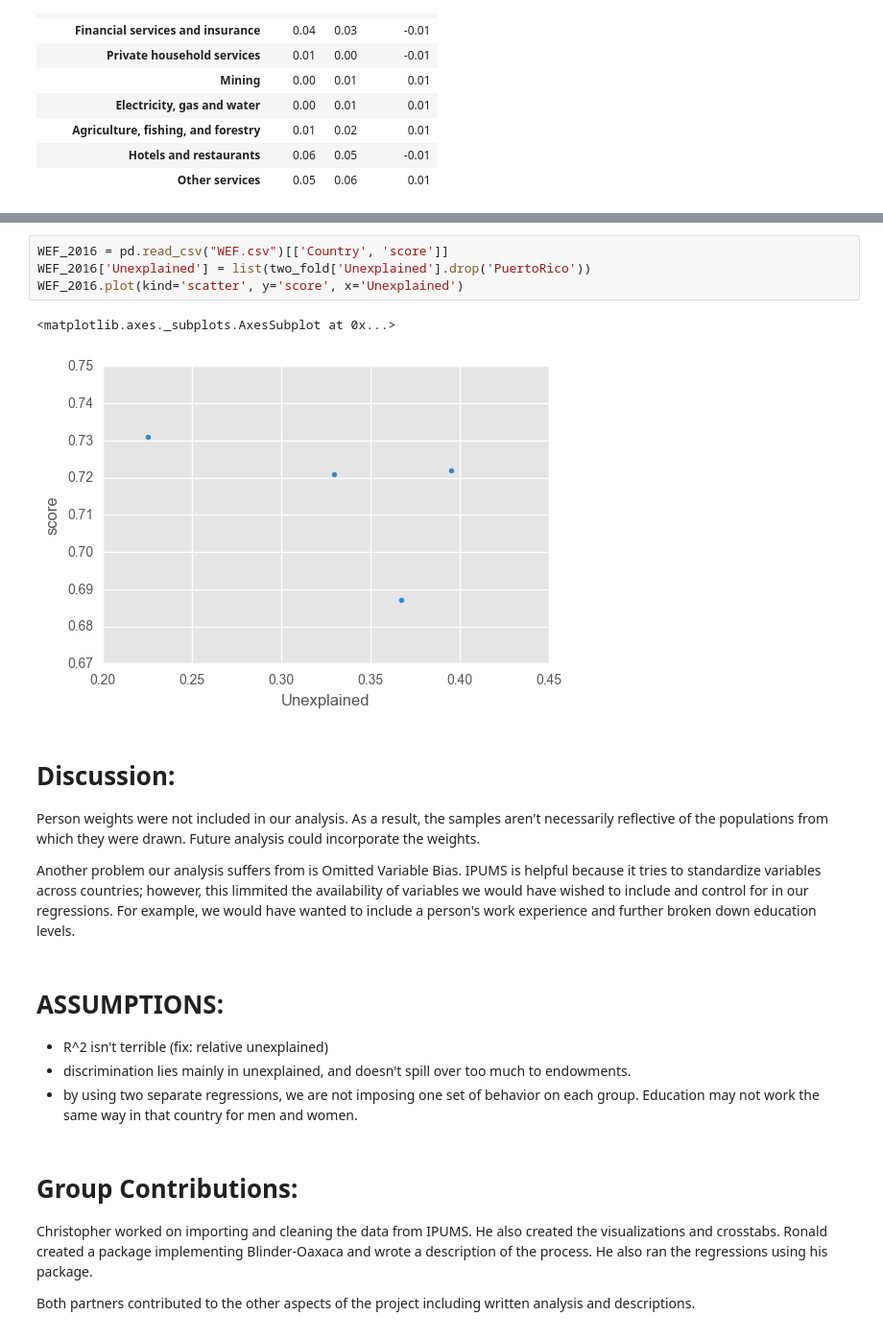
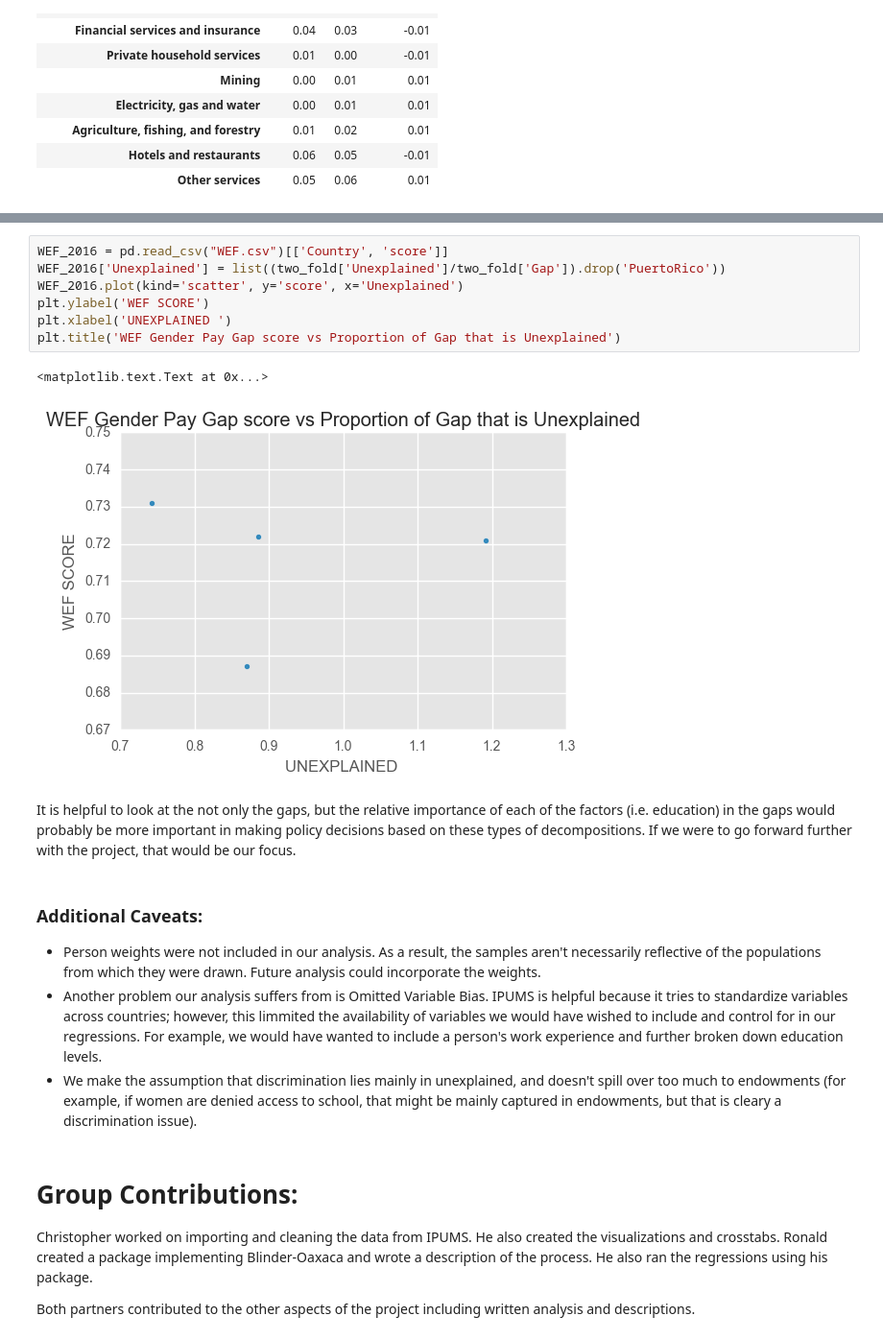
Before and after one commit to chrisdfong/Gender-Pay-Gap-Analysis, a Jupyter notebook: Project.ipynb, the cells around one changed output, grey strips where cells are left out. Shown: that part at 96% size. Saved outputs shown, nothing was run; the diff lists cells and outputs as text.

```diff
--- a/Project.ipynb
+++ b/Project.ipynb
@@ -752,22 +783,21 @@ plt.legend()
 # %%
 WEF_2016 = pd.read_csv("WEF.csv")[['Country', 'score']]
-WEF_2016['Unexplained'] = list(two_fold['Unexplained'].drop('PuertoRico'))
+WEF_2016['Unexplained'] = list((two_fold['Unexplained']/two_fold['Gap']).drop('PuertoRico'))
 WEF_2016.plot(kind='scatter', y='score', x='Unexplained')
+plt.ylabel('WEF SCORE')
+plt.xlabel('UNEXPLAINED ')
+plt.title('WEF Gender Pay Gap score vs Proportion of Gap that is Unexplained')
 # %% [output]
-<matplotlib.axes._subplots.AxesSubplot at 0x...>
+<matplotlib.text.Text at 0x...>
-[figure, old version]
+[figure, new version]
+# %% [markdown]
+It is helpful to look at the not only the gaps, but the relative importance of each of the factors (i.e. education) in the gaps would probably be more important in making policy decisions based on these types of decompositions. If we were to go forward further with the project, that would be our focus.
 # %% [markdown]
-# Discussion:
+### Additional Caveats:
 
-Person weights were not included in our analysis.  As a result, the samples aren't necessarily reflective of the populations from which they were drawn.  Future analysis could incorporate the weights.
-
-Another problem our analysis suffers from is Omitted Variable Bias.  IPUMS is helpful because it tries to standardize variables across countries; however, this limmited the availability of variables we would have wished to include and control for in our regressions.  For example, we would have wanted to include a person's work experience and further broken down education levels.
+* Person weights were not included in our analysis.  As a result, the samples aren't necessarily reflective of the populations from which they were drawn.  Future analysis could incorporate the weights.
+* Another problem our analysis suffers from is Omitted Variable Bias.  IPUMS is helpful because it tries to standardize variables across countries; however, this limmited the availability of variables we would have wished to include and control for in our regressions.  For example, we would have wanted to include a person's work experience and further broken down education levels.
+* We make the assumption that discrimination lies mainly in unexplained, and doesn't spill over too much to endowments (for example, if women are denied access to school, that might be mainly captured in endowments, but that is cleary a discrimination issue).
-# %% [markdown]
-# ASSUMPTIONS:
-
-* R^2 isn't terrible (fix: relative unexplained)
-* discrimination lies mainly in unexplained, and doesn't spill over too much to endowments.
-* by using two separate regressions, we are not imposing one set of behavior on each group. Education may not work the same way in that country for men and women.
 # %% [markdown]
 # Group Contributions:
 
```
Also changed, not shown: parts of 37 cells of this notebook.
